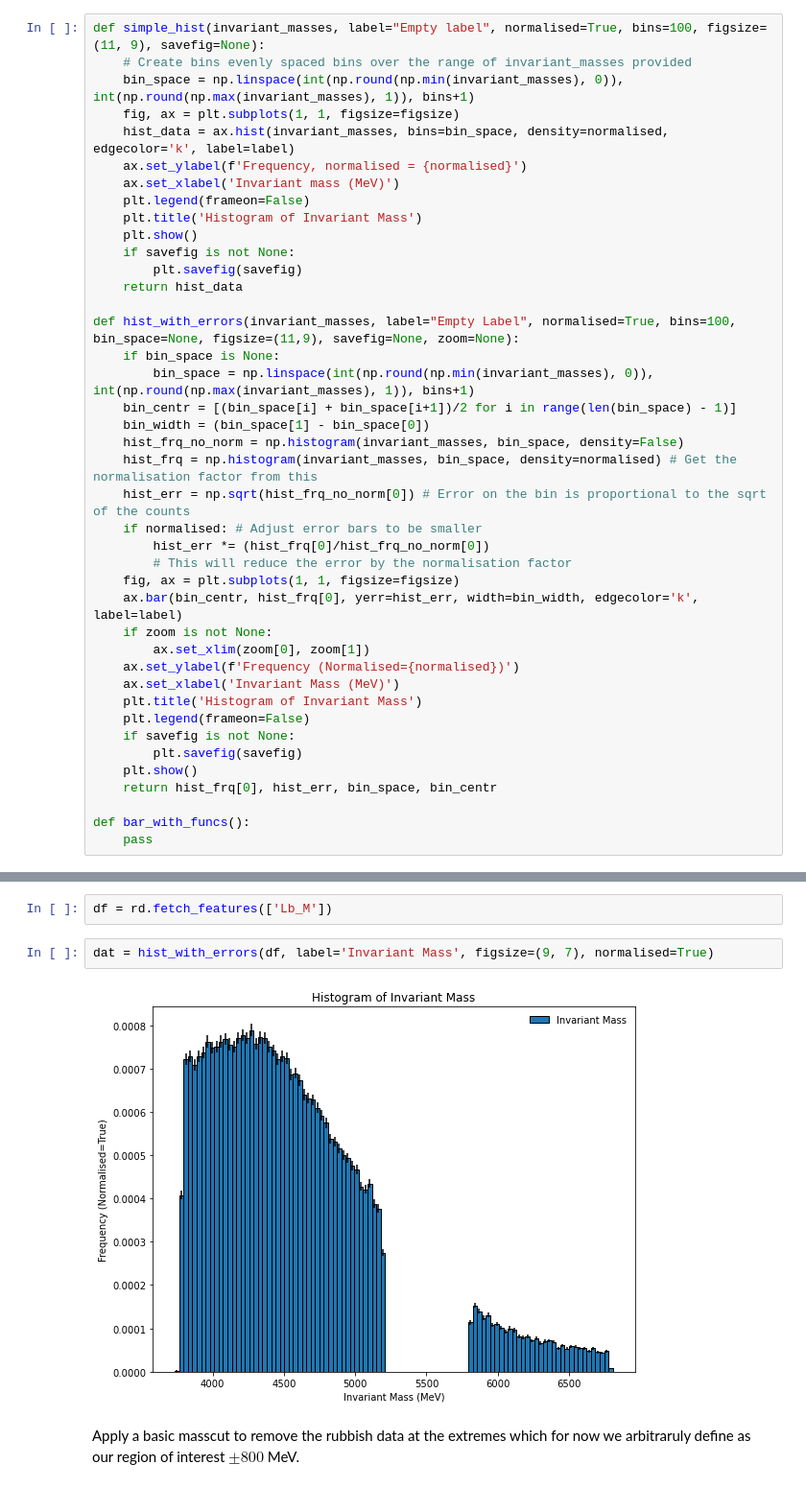
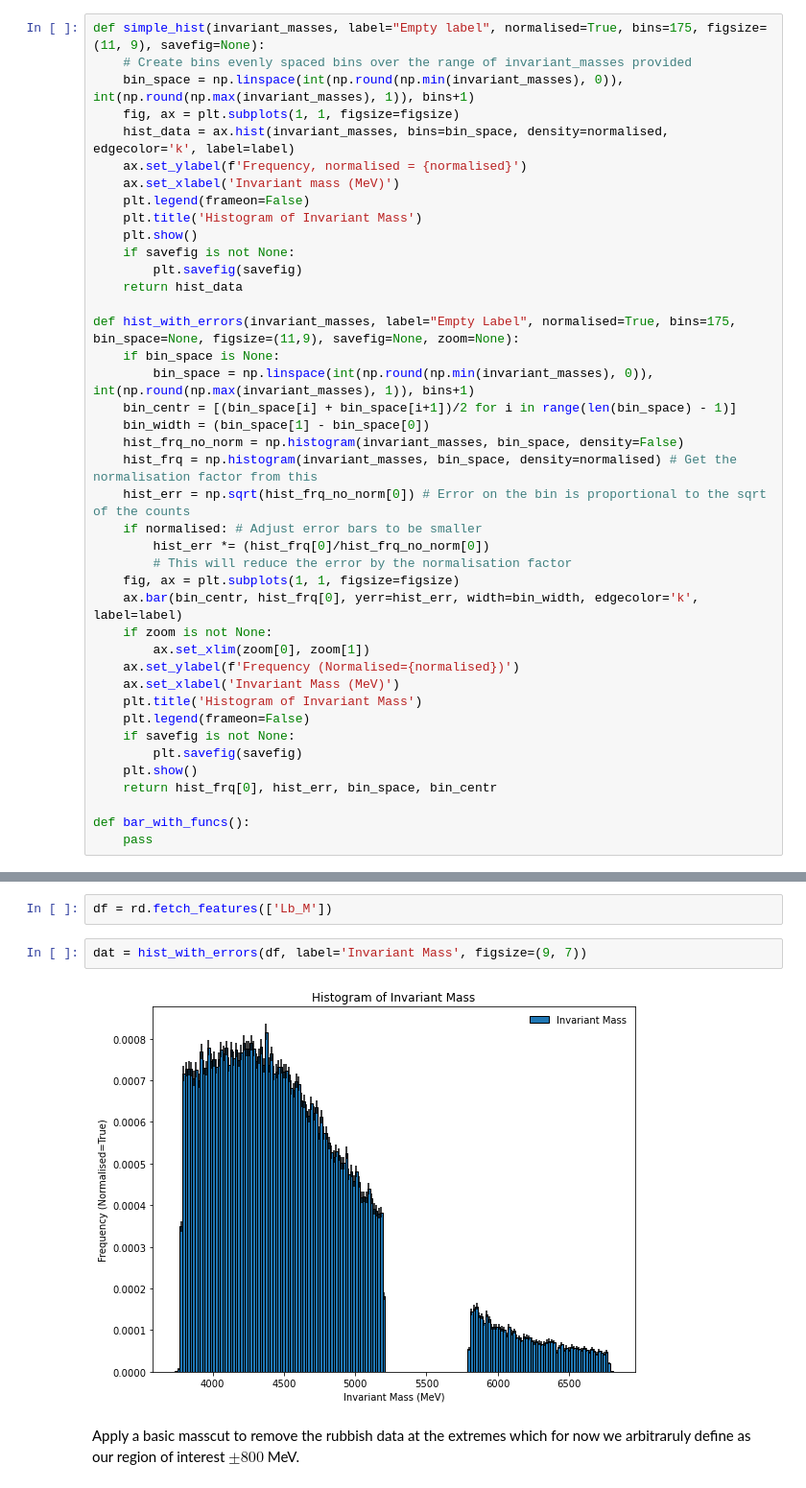
Before and after one commit to ChandlerKenworthy/Y4RareDecayProject, a Jupyter notebook: selection_criteria/ModelBackground.ipynb, the cells around one changed output, grey strips where cells are left out. Shown at 96% size. Drawn from its saved outputs; the diff is of its cells as text.

Commit message:
Fixed some histogram plotting issues

```diff
--- a/selection_criteria/ModelBackground.ipynb
+++ b/selection_criteria/ModelBackground.ipynb
@@ -16,7 +16,7 @@ sdc, rdc = Cut(sd), Cut(rd)
 ## Setup Plotting Functions
 Plotting is a pain I just make some simple functions here so that the plots are all consistent and I do not have to repeat code what feels like 500 times.
 # %%
-def simple_hist(invariant_masses, label="Empty label", normalised=True, bins=100, figsize=(11, 9), savefig=None):
+def simple_hist(invariant_masses, label="Empty label", normalised=True, bins=175, figsize=(11, 9), savefig=None):
     # Create bins evenly spaced bins over the range of invariant_masses provided
     bin_space = np.linspace(int(np.round(np.min(invariant_masses), 0)), int(np.round(np.max(invariant_masses), 1)), bins+1)
     fig, ax = plt.subplots(1, 1, figsize=figsize)
@@ -30,7 +30,7 @@ def simple_hist(invariant_masses, label="Empty label", normalised=True, bins=100
         plt.savefig(savefig)
     return hist_data
 
-def hist_with_errors(invariant_masses, label="Empty Label", normalised=True, bins=100, bin_space=None, figsize=(11,9), savefig=None, zoom=None):
+def hist_with_errors(invariant_masses, label="Empty Label", normalised=True, bins=175, bin_space=None, figsize=(11,9), savefig=None, zoom=None):
     if bin_space is None:
         bin_space = np.linspace(int(np.round(np.min(invariant_masses), 0)), int(np.round(np.max(invariant_masses), 1)), bins+1)
     bin_centr = [(bin_space[i] + bin_space[i+1])/2 for i in range(len(bin_space) - 1)]
@@ -61,9 +61,9 @@ def bar_with_funcs():
 # %%
 df = rd.fetch_features(['Lb_M'])
 # %%
-dat = hist_with_errors(df, label='Invariant Mass', figsize=(9, 7), normalised=True)
+dat = hist_with_errors(df, label='Invariant Mass', figsize=(9, 7))
 # %% [output]
-[figure, old version]
+[figure, new version]
 # %% [markdown]
 Apply a basic masscut to remove the rubbish data at the extremes which for now we arbitraruly define as our region of interest $\pm800$ MeV.
 # %%
```
Also changed, not shown: parts of 7 cells of this notebook, 2 other files.
